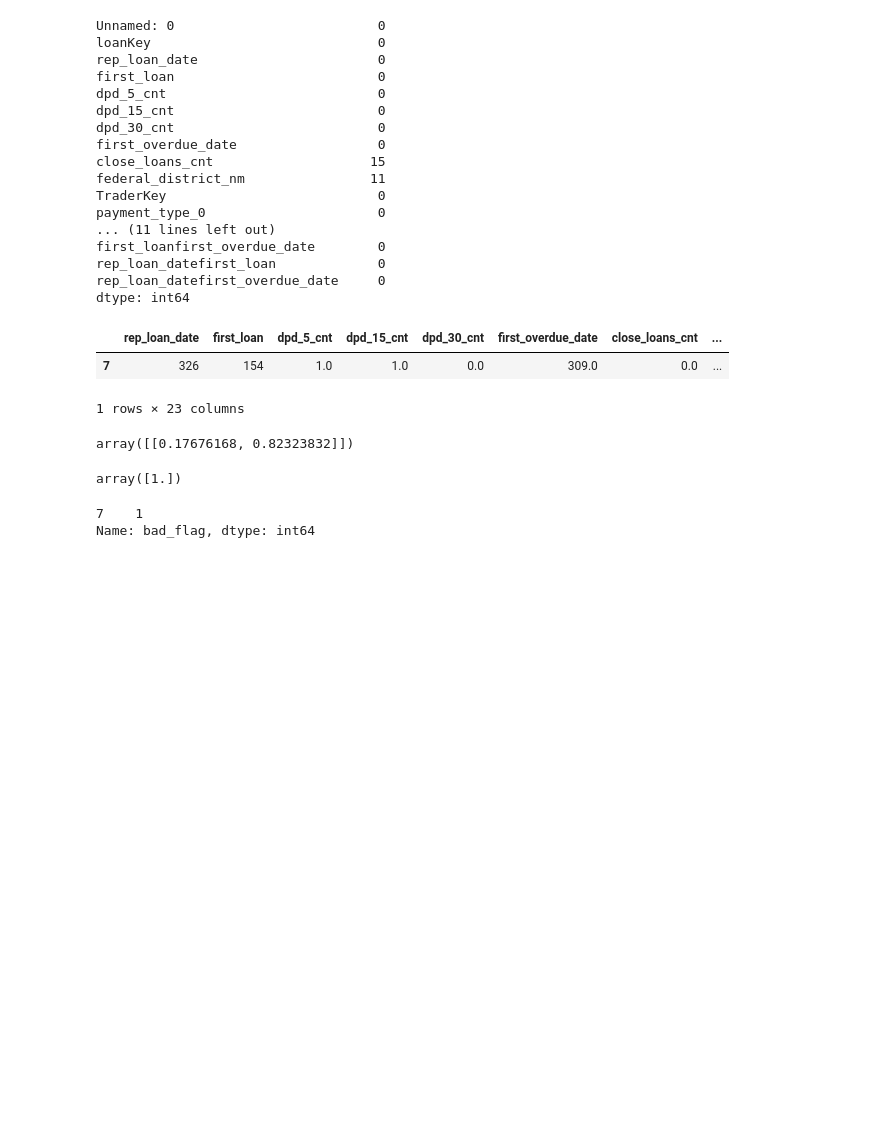
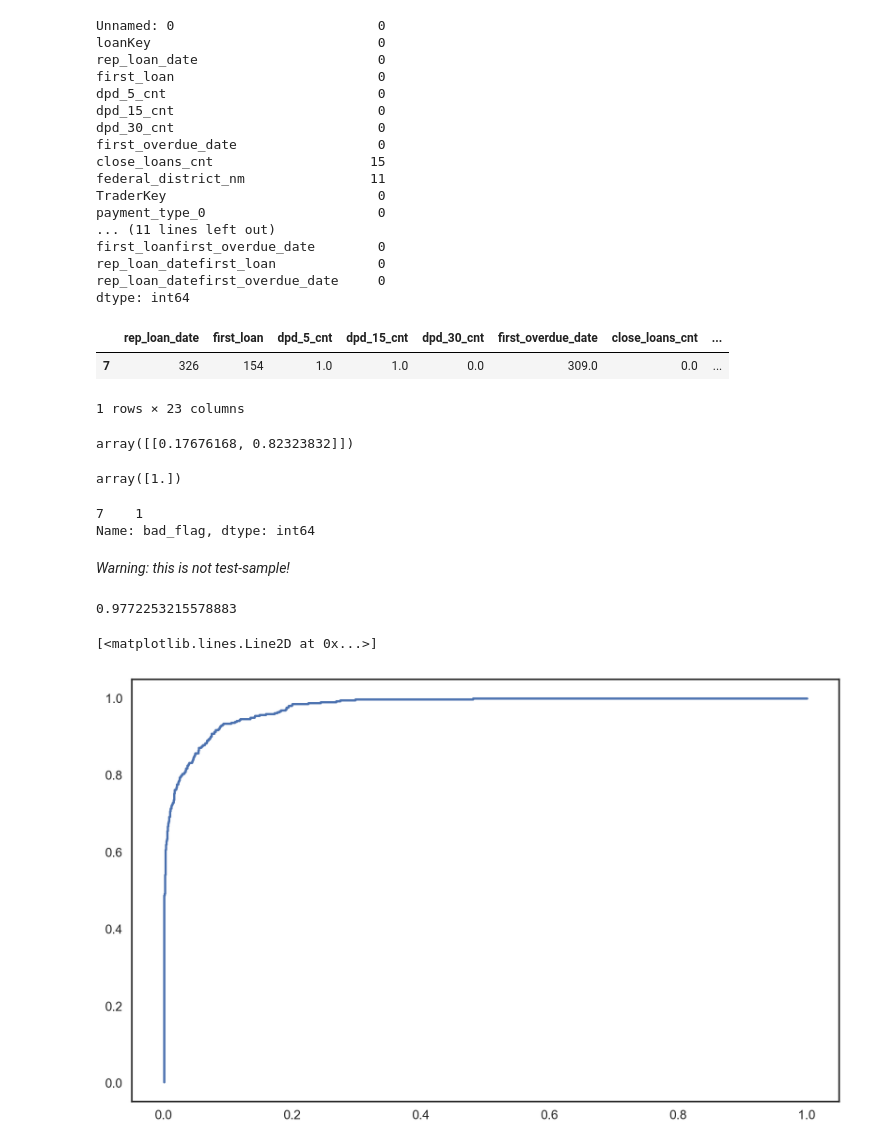
Before and after one commit to rhangelxs/credit_scoring, a Jupyter notebook: notebooks/model/predict.ipynb, the cells around one changed output. Drawn from its saved outputs; the diff is of its cells as text; code cells hidden in the pictures; blank space fills up the shorter version.

Commit message:
Add ROC-Curve for catboost

```diff
--- a/notebooks/model/predict.ipynb
+++ b/notebooks/model/predict.ipynb
@@ -67,3 +67,7 @@ true_y
 # %% [output]
 7    1
 Name: bad_flag, dtype: int64
+# %%
+df.dropna(inplace=True)
+y = df["bad_flag"]
+X = df.drop(columns=["bad_flag",'Unnamed: 0',"loanKey"], errors="ignore")
@@ -69,0 +76,15 @@ Name: bad_flag, dtype: int64
+# %% [markdown]
+*Warning: this is not test-sample!*
+# %%
+probas_ = cbmft.result.get("model_fit").predict_proba(X)
+# Compute ROC curve and area the curve
+fpr, tpr, thresholds = sklearn.metrics.roc_curve(y, probas_[:, 1])
+#y_score = cbmft.result.get("model_fit").decision_function(X)
+
+#fpr,tpr,the=sklearn.metrics.roc_curve(test['income'],y_score)
+sklearn.metrics.roc_auc_score(y,probas_[:, 1])
+plt.plot(fpr,tpr,)
+# %% [output]
+0.9772253215578883
+[<matplotlib.lines.Line2D at 0x...>]
+[figure, added]
```
Also changed, not shown: parts of 1 cell of this notebook.
